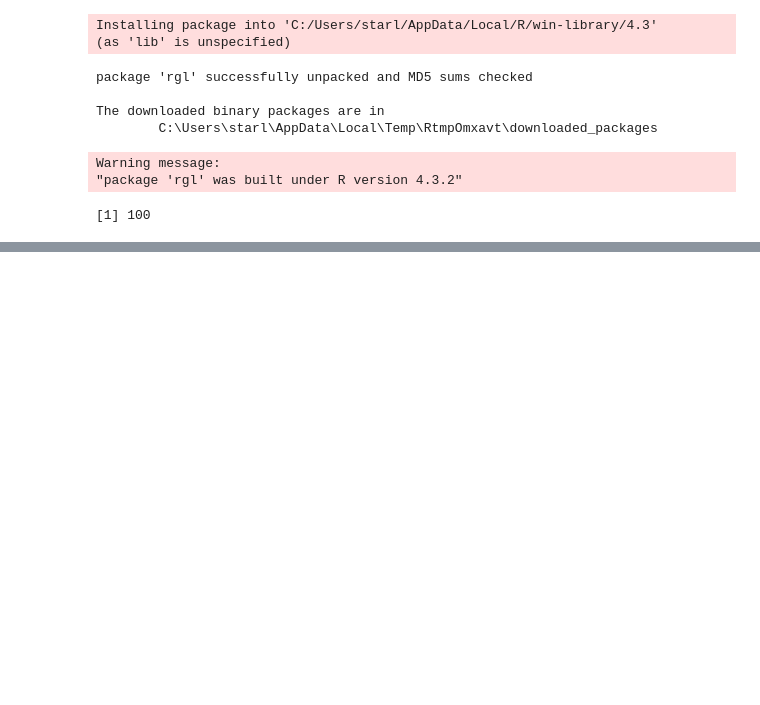
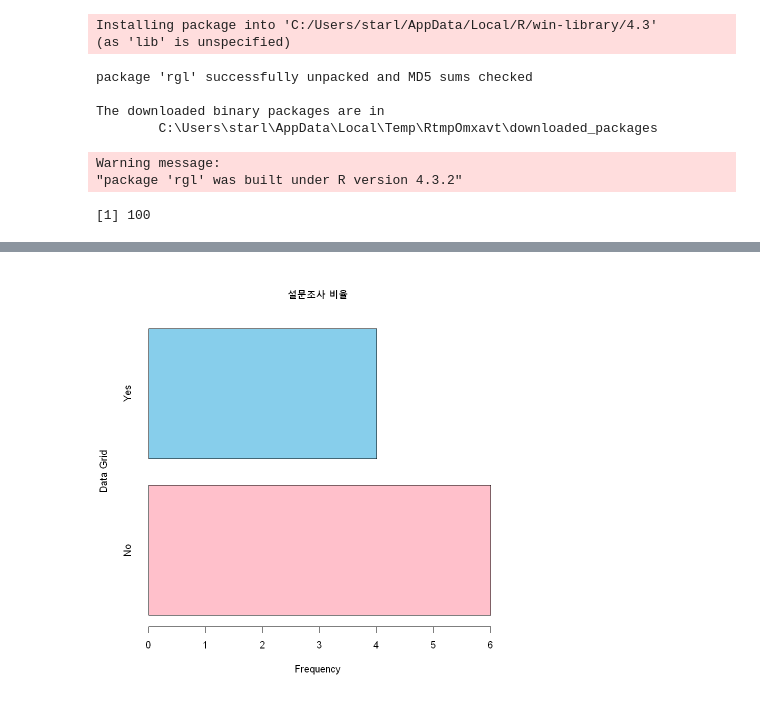
Before and after one commit to layla-focalors/r_learning_mx, a Jupyter notebook: Caffee/Mocha Coffee.ipynb, the cells around one changed output, grey strips where cells are left out. Saved outputs shown, nothing was run; the diff lists cells and outputs as text; code cells hidden in the pictures; blank space fills up the shorter version.

```diff
--- a/Caffee/Mocha Coffee.ipynb
+++ b/Caffee/Mocha Coffee.ipynb
@@ -420,0 +430,6 @@ a
+# %%
+barplot(table(survey), names = c('No', 'Yes'), main='설문조사 비율', col = c('pink', 'skyblue'), horiz = T,
+       xlab = 'Frequency',
+       ylab = 'Data Grid')
+# %% [output]
+[figure, added]
```
Also changed, not shown: parts of 4 cells of this notebook.
